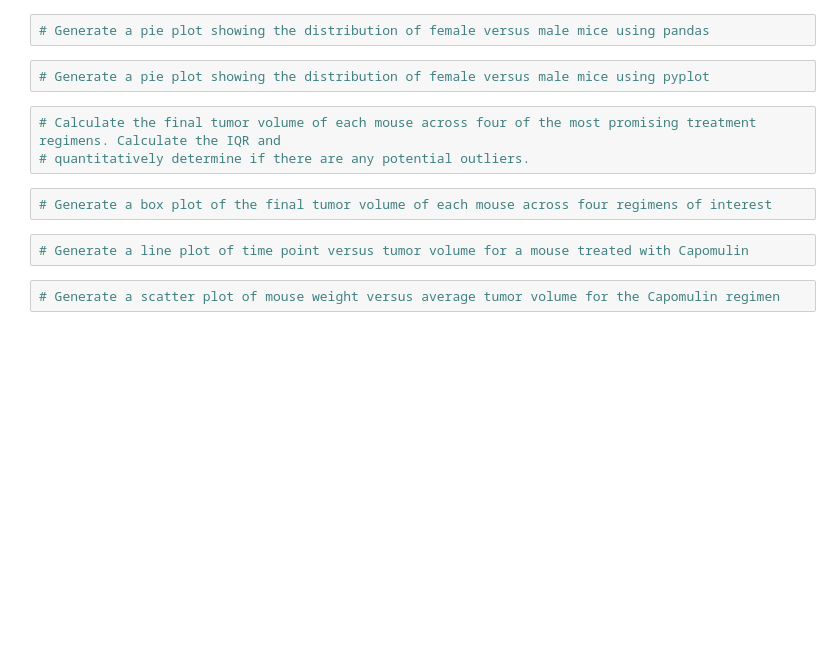
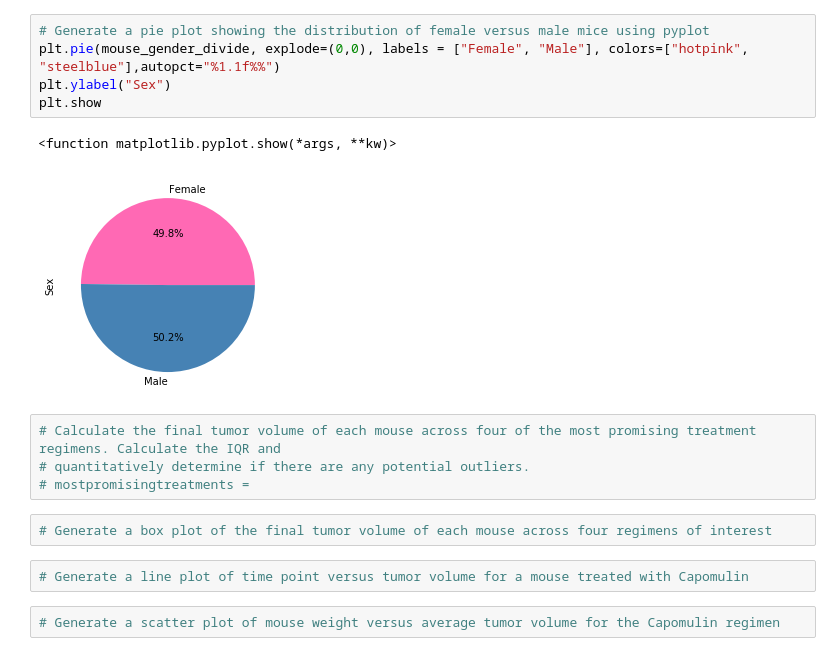
Before and after one commit to cajaffem/Matplotlib-challenge, a Jupyter notebook: pymaceuticals.ipynb, the cells around one changed output. Saved outputs shown, nothing was run; the diff lists cells and outputs as text; blank space fills up the shorter version.

```diff
--- a/pymaceuticals.ipynb
+++ b/pymaceuticals.ipynb
@@ -23,10 +80,15 @@ study_results = pd.read_csv(study_results)
 # %%
-# Generate a pie plot showing the distribution of female versus male mice using pandas
+# Generate a pie plot showing the distribution of female versus male mice using pyplot
+plt.pie(mouse_gender_divide, explode=(0,0), labels = ["Female", "Male"], colors=["hotpink", "steelblue"],autopct="%1.1f%%")
+plt.ylabel("Sex")
+plt.show
+# %% [output]
+<function matplotlib.pyplot.show(*args, **kw)>
+[figure, added]
-# %%
-# Generate a pie plot showing the distribution of female versus male mice using pyplot
 # %%
 # Calculate the final tumor volume of each mouse across four of the most promising treatment regimens. Calculate the IQR and
 # quantitatively determine if there are any potential outliers.
+# mostpromisingtreatments =
 # %%
 # Generate a box plot of the final tumor volume of each mouse across four regimens of interest
 # %%
```
Also changed, not shown: parts of 7 cells of this notebook.
